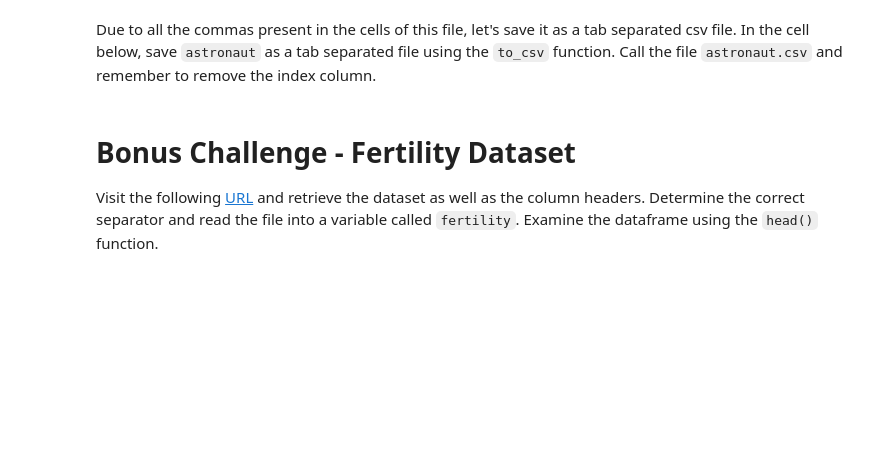
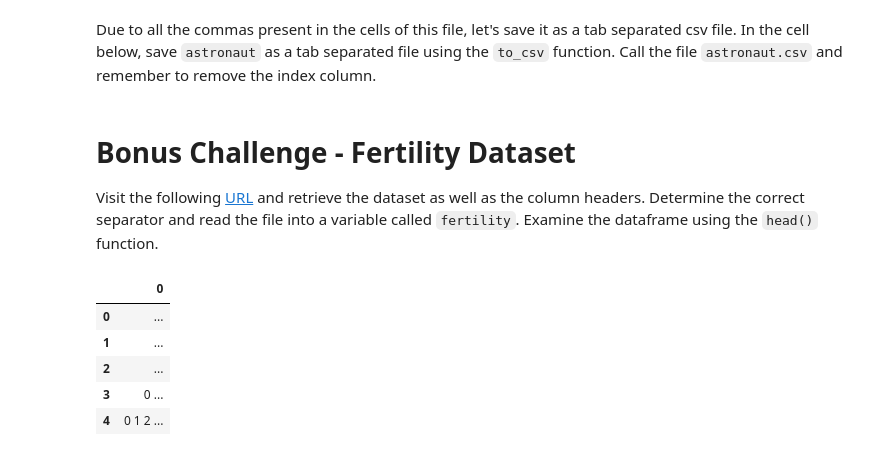
Before and after one commit to ta-data-lis/lab-import-export, a Jupyter notebook: your-code/main.ipynb, the cells around one changed output. Cells and saved outputs as stored; diff of their text form; code cells hidden in the pictures; blank space fills up the shorter version.

```diff
--- a/your-code/main.ipynb
+++ b/your-code/main.ipynb
@@ -53,0 +144,14 @@ Visit the following [URL](https://archive.ics.uci.edu/ml/datasets/Fertility) and
+# %%
+# Your code here:
+
+fertility = pd.read_html("https://archive.ics.uci.edu/ml/datasets/Fertility",match ='\ ')
+
+df = pd.DataFrame(fertility)
+df
+# %% [output]
+|  | 0 |
+| 0 | ... |
+| 1 | ... |
+| 2 | ... |
+| 3 | 0 ... |
+| 4 | 0 1 2 ... |
```
Also changed, not shown: parts of 14 cells of this notebook, 2 other files.
